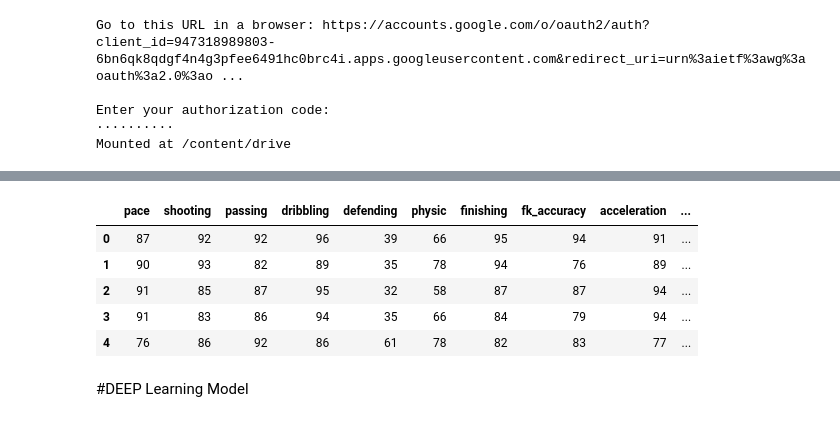
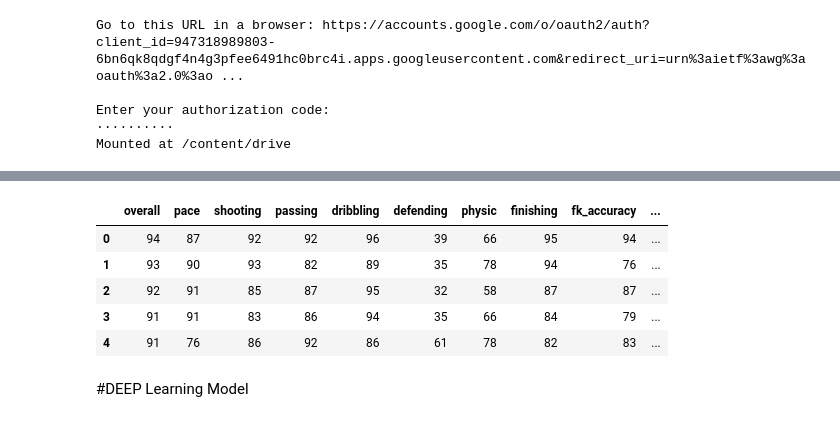
Before and after one commit to ayaan-anwar/fifa20-ratings, a Jupyter notebook: FIFA_NB.ipynb, the cells around one changed output, grey strips where cells are left out. Cells and saved outputs as stored; diff of their text form; code cells hidden in the pictures.

```diff
--- a/FIFA_NB.ipynb
+++ b/FIFA_NB.ipynb
@@ -54,18 +54,18 @@ fifa.head()
 | 3 | 91 | E. Hazard | Belgium | Real Madrid | Midfielder | Right | High | 7 | 470000 | ... |
 | 4 | 91 | K. De Bruyne | Belgium | Manchester City | Midfielder | Right | High | 17 | 370000 | ... |
 # %%
-skill_cols = [col for col in fifa.columns if col not in ('name', 'nationality', 'club', 'overall', 'position',
+skill_cols = [col for col in fifa.columns if col not in ('name', 'nationality', 'club', 'position',
                                                          'preferred_foot', 'work_rate', 'jersey_number',
                                                          'international_reputation', 'weak_foot', 'skill_moves',
                                                          'wage_eur', 'age', 'height_cm', 'weight_kg')]
-fifa1= pd.read_csv(path, usecols=skill_cols)
-fifa1.head()
+fifa= pd.read_csv(path, usecols=skill_cols)
+fifa.head()
 # %% [output]
-|  | pace | shooting | passing | dribbling | defending | physic | finishing | fk_accuracy | acceleration | ... |
-| 0 | 87 | 92 | 92 | 96 | 39 | 66 | 95 | 94 | 91 | ... |
-| 1 | 90 | 93 | 82 | 89 | 35 | 78 | 94 | 76 | 89 | ... |
-| 2 | 91 | 85 | 87 | 95 | 32 | 58 | 87 | 87 | 94 | ... |
-| 3 | 91 | 83 | 86 | 94 | 35 | 66 | 84 | 79 | 94 | ... |
-| 4 | 76 | 86 | 92 | 86 | 61 | 78 | 82 | 83 | 77 | ... |
+|  | overall | pace | shooting | passing | dribbling | defending | physic | finishing | fk_accuracy | ... |
+| 0 | 94 | 87 | 92 | 92 | 96 | 39 | 66 | 95 | 94 | ... |
+| 1 | 93 | 90 | 93 | 82 | 89 | 35 | 78 | 94 | 76 | ... |
+| 2 | 92 | 91 | 85 | 87 | 95 | 32 | 58 | 87 | 87 | ... |
+| 3 | 91 | 91 | 83 | 86 | 94 | 35 | 66 | 84 | 79 | ... |
+| 4 | 91 | 76 | 86 | 92 | 86 | 61 | 78 | 82 | 83 | ... |
 # %% [markdown]
 #DEEP Learning Model
```
Also changed, not shown: parts of 13 cells of this notebook.
